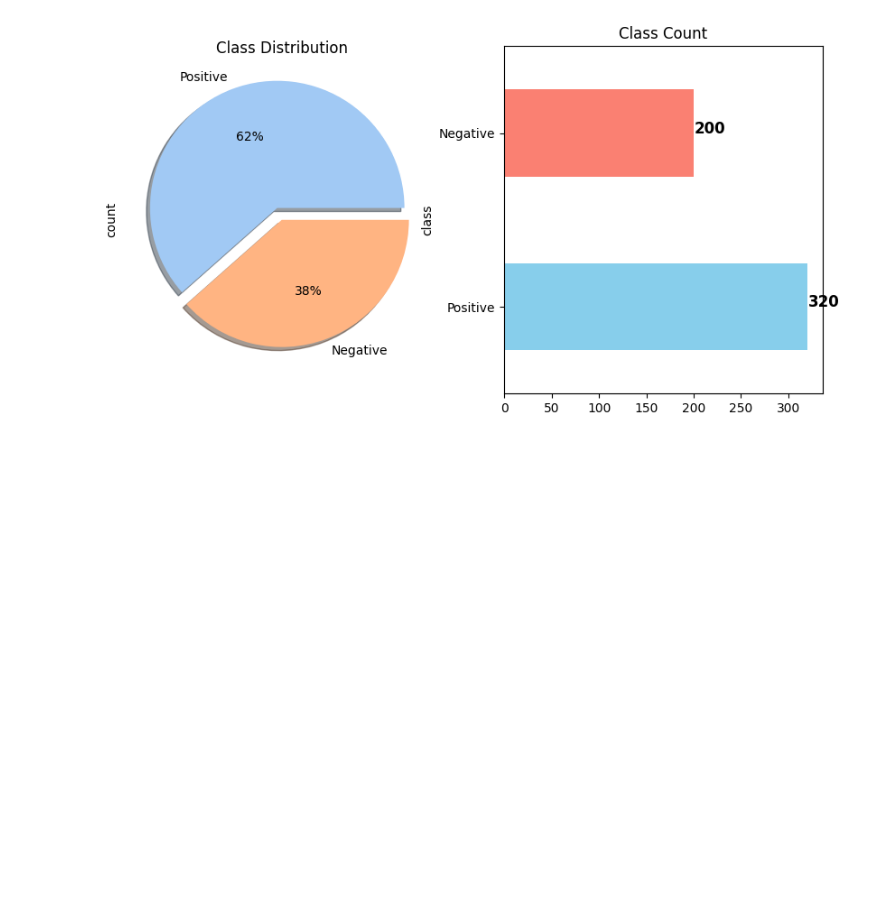
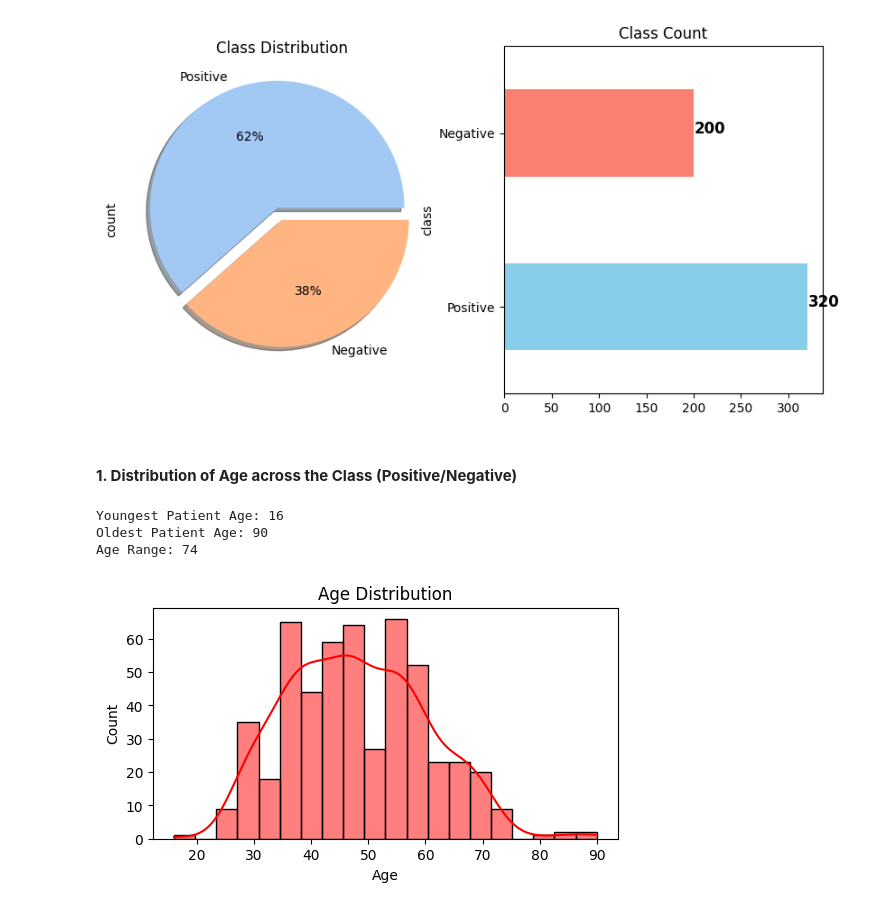
Before and after one commit to Angad143/HealthScope---A-Multi-Disease-Progression-and-Severity-Prediction-Platform, a Jupyter notebook: Diabetes Progression Prediction/Diabetes_Diseases_Prediction.ipynb, the cells around one changed output. Drawn from its saved outputs; the diff is of its cells as text; code cells hidden in the pictures; blank space fills up the shorter version.

```diff
--- a/Diabetes Progression Prediction/Diabetes_Diseases_Prediction.ipynb
+++ b/Diabetes Progression Prediction/Diabetes_Diseases_Prediction.ipynb
@@ -196,3 +196,30 @@ plt.show()
 # %% [output]
 [figure]
 [figure]
+# %% [markdown]
+#### **1. Distribution of Age across the Class (Positive/Negative)**
+# %%
+# Find minimum and maximum age
+min_age = df["Age"].min()
+max_age = df["Age"].max()
+
+# Calculate age range
+age_range = max_age - min_age
+
+print(f"Youngest Patient Age: {min_age}")
+print(f"Oldest Patient Age: {max_age}")
+print(f"Age Range: {age_range}")
+# %% [output]
+Youngest Patient Age: 16
+Oldest Patient Age: 90
+Age Range: 74
+# %%
+# Histogram plot for Age distribution
+plt.figure(figsize=(6, 3))
+sns.histplot(df["Age"], bins=20, kde=True, color="red")
+plt.title("Age Distribution")
+plt.xlabel("Age")
+plt.ylabel("Count")
+plt.show()
+# %% [output]
+[figure, added]
```
Also changed, not shown: parts of 23 cells of this notebook.
